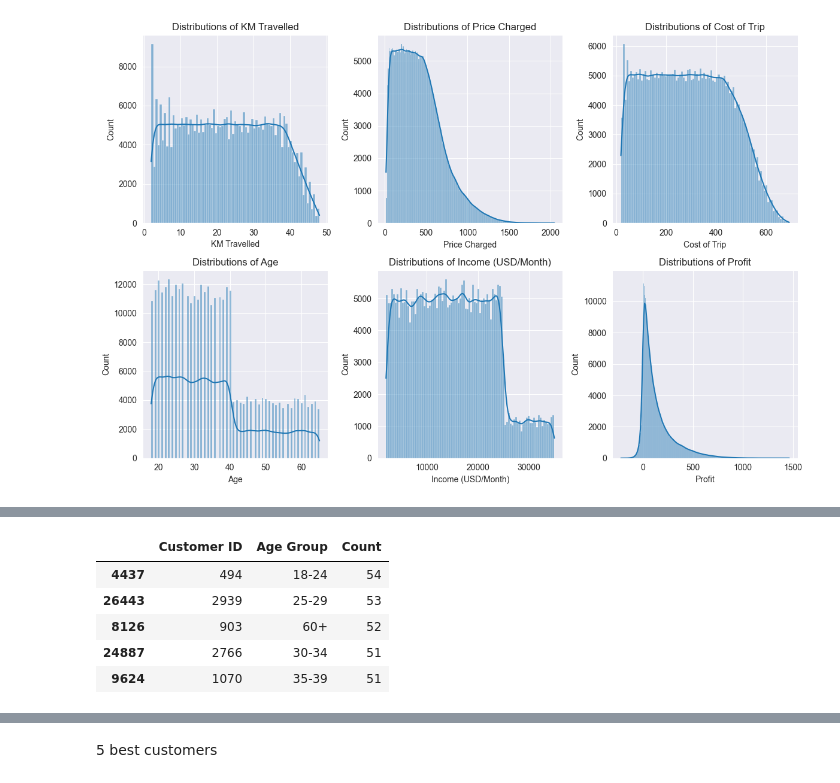
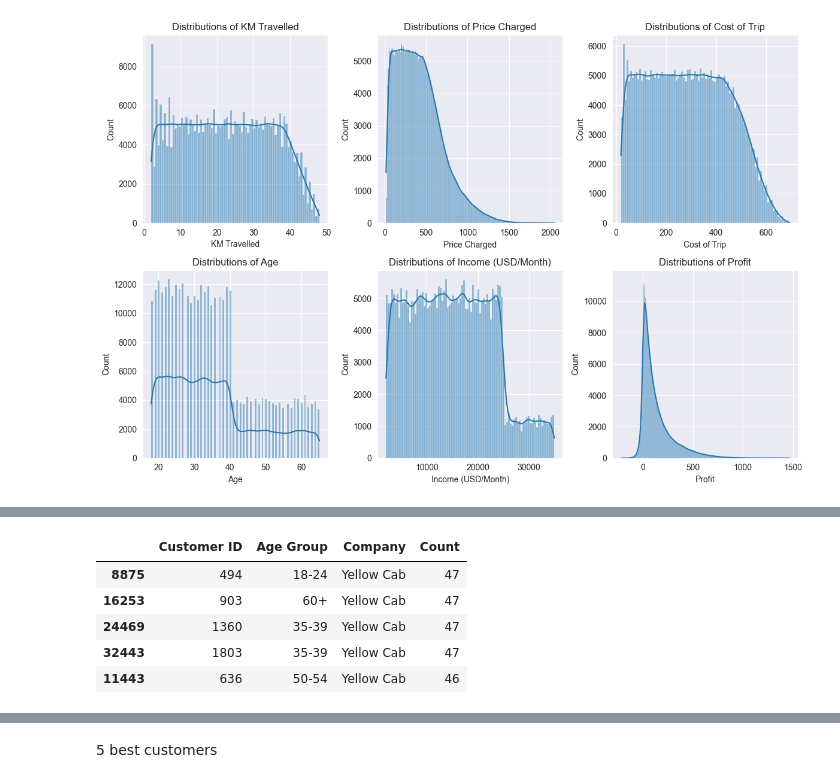
Before and after one commit to MuhammadNurilHuda/G2M-Cab-Investment, a Jupyter notebook: Data Preparation.ipynb, the cells around one changed output, grey strips where cells are left out. Cells and saved outputs as stored; diff of their text form; code cells hidden in the pictures.

```diff
--- a/Data Preparation.ipynb
+++ b/Data Preparation.ipynb
@@ -1209,13 +1260,12 @@ df_used.head()
 | 3 | 10000014 | 2016-01-07 | Pink Cab | ATLANTA GA | 33.17 | 377.40 | 351.602 | ... |
 | 4 | 10000015 | 2016-01-03 | Pink Cab | ATLANTA GA | 8.73 | 114.62 | 97.776 | ... |
 # %%
-df_grouped = df_used.groupby(['Customer ID', 'Age Group']).size().reset_index(name='Count').sort_values(by='Count', ascending=False)
-df_grouped = df_grouped.head()
-df_grouped
+df_grouped = df_used.groupby(['Customer ID', 'Age Group', 'Company']).size().reset_index(name='Count').sort_values(by='Count', ascending=False)
+df_grouped[df_grouped['Company']=='Yellow Cab'].head()
 # %% [output]
-|  | Customer ID | Age Group | Count |
-| 4437 | 494 | 18-24 | 54 |
-| 26443 | 2939 | 25-29 | 53 |
-| 8126 | 903 | 60+ | 52 |
-| 24887 | 2766 | 30-34 | 51 |
-| 9624 | 1070 | 35-39 | 51 |
+|  | Customer ID | Age Group | Company | Count |
+| 8875 | 494 | 18-24 | Yellow Cab | 47 |
+| 16253 | 903 | 60+ | Yellow Cab | 47 |
+| 24469 | 1360 | 35-39 | Yellow Cab | 47 |
+| 32443 | 1803 | 35-39 | Yellow Cab | 47 |
+| 11443 | 636 | 50-54 | Yellow Cab | 46 |
```
Also changed, not shown: parts of 5 cells of this notebook.
